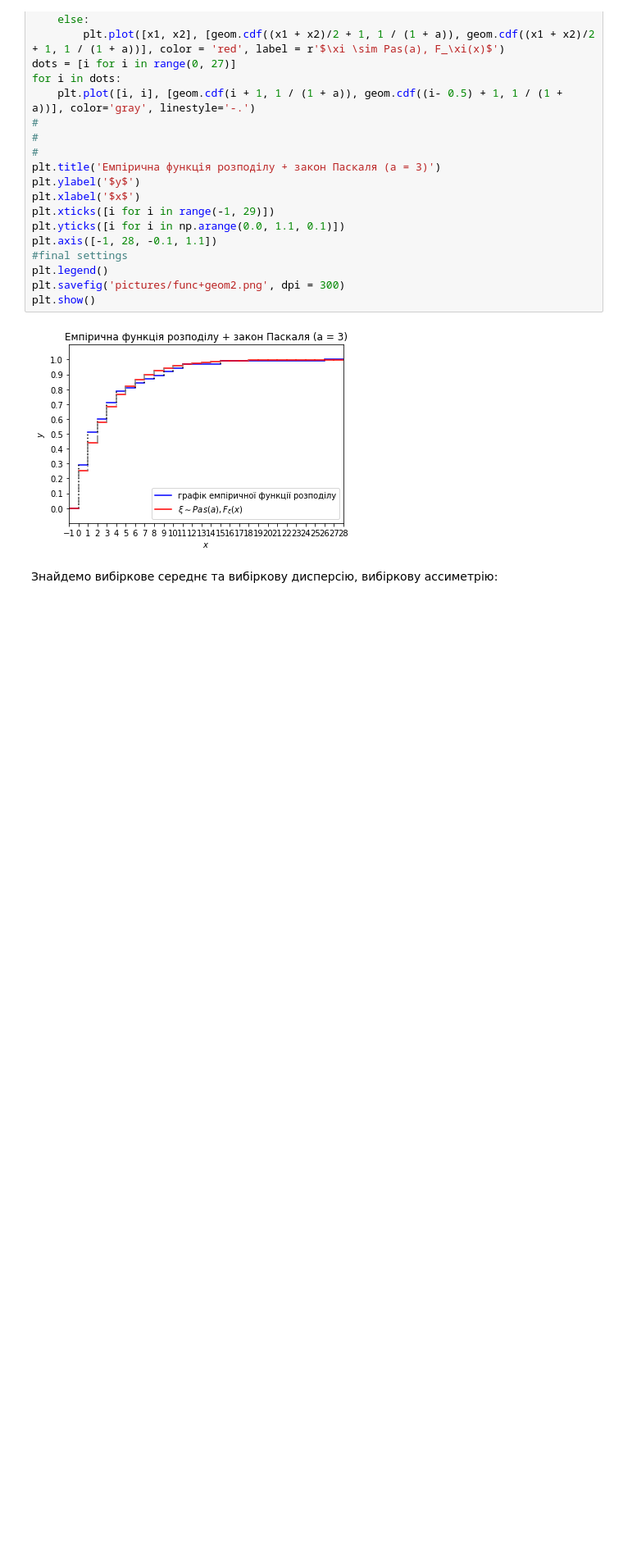
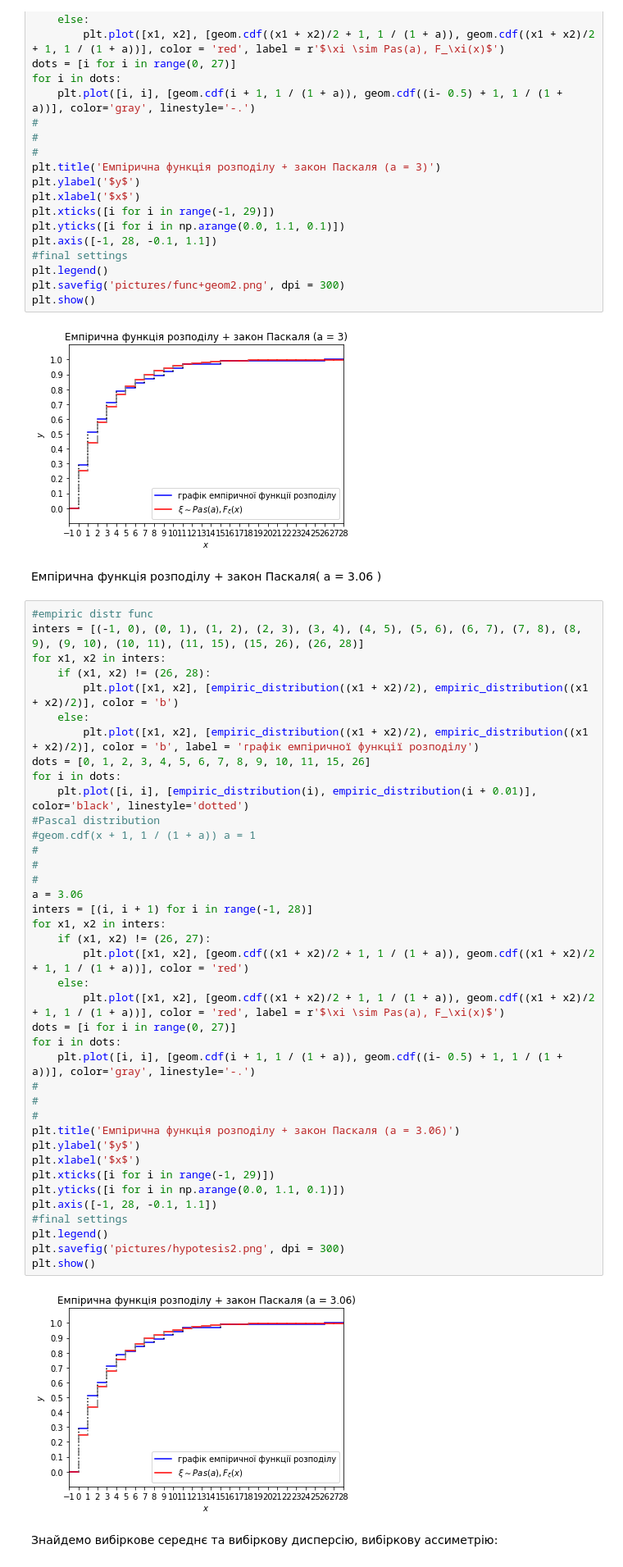
Before and after one commit to nikiandr/mathstatcourse, a Jupyter notebook: teorver.ipynb, the cells around one changed output. Shown: that part at 82% size. Drawn from its saved outputs; the diff is of its cells as text; blank space fills up the shorter version.

```diff
--- a/teorver.ipynb
+++ b/teorver.ipynb
@@ -284,6 +301,49 @@ plt.savefig('pictures/func+geom2.png', dpi = 300)
 plt.show()
 # %% [output]
 [figure]
+# %% [markdown]
+Емпірична функція розподілу + закон Паскаля( a = 3.06 )
+# %%
+#empiric distr func
+inters = [(-1, 0), (0, 1), (1, 2), (2, 3), (3, 4), (4, 5), (5, 6), (6, 7), (7, 8), (8, 9), (9, 10), (10, 11), (11, 15), (15, 26), (26, 28)]
+for x1, x2 in inters:
+    if (x1, x2) != (26, 28):
+        plt.plot([x1, x2], [empiric_distribution((x1 + x2)/2), empiric_distribution((x1 + x2)/2)], color = 'b')
+    else:
+        plt.plot([x1, x2], [empiric_distribution((x1 + x2)/2), empiric_distribution((x1 + x2)/2)], color = 'b', label = 'графік емпіричної функції розподілу')
+dots = [0, 1, 2, 3, 4, 5, 6, 7, 8, 9, 10, 11, 15, 26]
+for i in dots:
+    plt.plot([i, i], [empiric_distribution(i), empiric_distribution(i + 0.01)], color='black', linestyle='dotted')
+#Pascal distribution
+#geom.cdf(x + 1, 1 / (1 + a)) a = 1
+#
+#
+#
+a = 3.06
+inters = [(i, i + 1) for i in range(-1, 28)]
+for x1, x2 in inters:
+    if (x1, x2) != (26, 27):
+        plt.plot([x1, x2], [geom.cdf((x1 + x2)/2 + 1, 1 / (1 + a)), geom.cdf((x1 + x2)/2 + 1, 1 / (1 + a))], color = 'red')
+    else:
+        plt.plot([x1, x2], [geom.cdf((x1 + x2)/2 + 1, 1 / (1 + a)), geom.cdf((x1 + x2)/2 + 1, 1 / (1 + a))], color = 'red', label = r'$\xi \sim Pas(a), F_\xi(x)$')
+dots = [i for i in range(0, 27)]
+for i in dots:
+    plt.plot([i, i], [geom.cdf(i + 1, 1 / (1 + a)), geom.cdf((i- 0.5) + 1, 1 / (1 + a))], color='gray', linestyle='-.')
+#
+#
+#
+plt.title('Емпірична функція розподілу + закон Паскаля (a = 3.06)')
+plt.ylabel('$y$')
+plt.xlabel('$x$')
+plt.xticks([i for i in range(-1, 29)])
+plt.yticks([i for i in np.arange(0.0, 1.1, 0.1)])
+plt.axis([-1, 28, -0.1, 1.1])
+#final settings
+plt.legend()
+plt.savefig('pictures/hypotesis2.png', dpi = 300)
+plt.show()
+# %% [output]
+[figure, added]
 # %% [markdown]
 Знайдемо вибіркове середнє та вибіркову дисперсію, вибіркову ассиметрію:
 # %%
```
Also changed, not shown: parts of 10 cells of this notebook, 16 other files.
